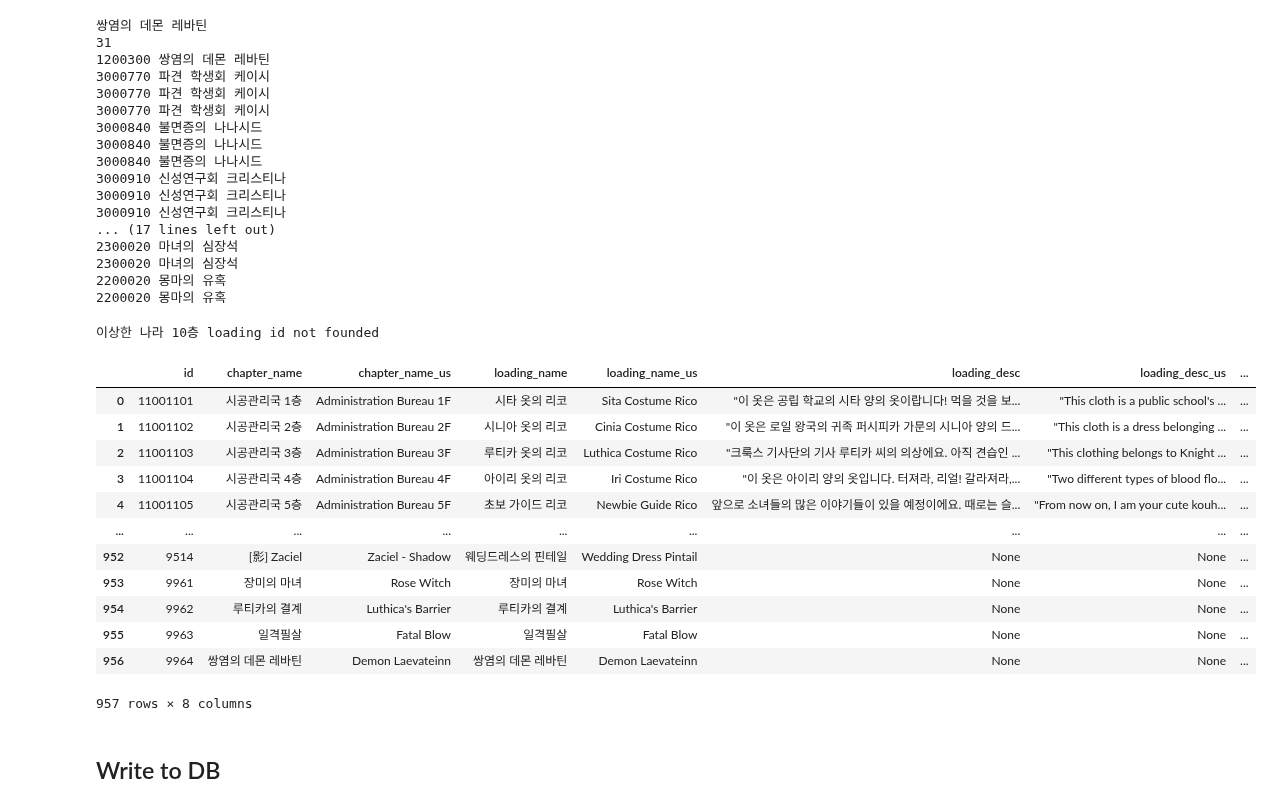
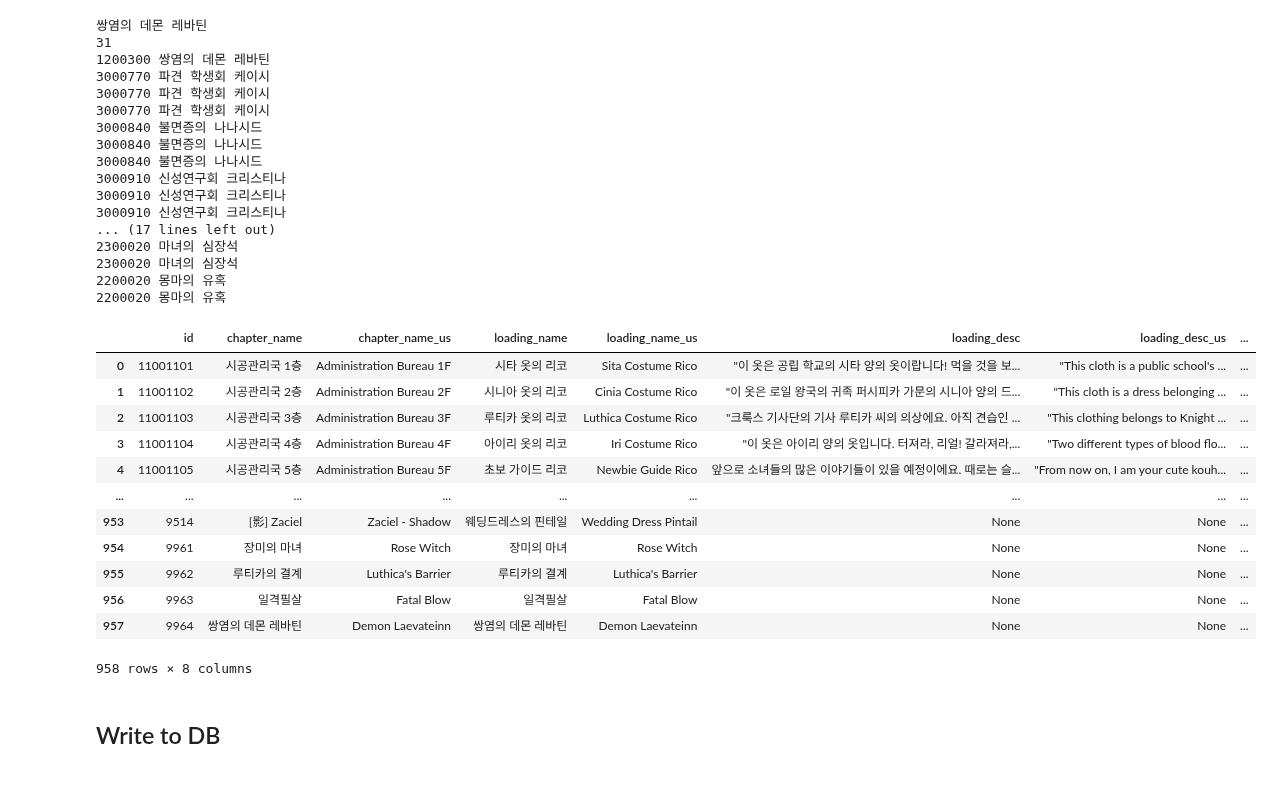
Before and after one commit to ryj0902/kanadb, a Jupyter notebook: dbupdater.ipynb, the cells around one changed output. Cells and saved outputs as stored; diff of their text form; code cells hidden in the pictures.

```diff
--- a/dbupdater.ipynb
+++ b/dbupdater.ipynb
@@ -810,33 +823,32 @@ for card in setup_card:
 # %%
 npc_list = list()
 
 for chapter in [t_chapter, s_chapter, e_chapter, b_chapter]:
     for row in chapter.itertuples(index=True, name="Pandas"):
         temp = get_pve_data(row)
         npc_list.append(temp)
 
 # PVP
 for row in p_chapter.itertuples(index=True, name="Pandas"):
-    temp = get_pvp_data(temp)
+    temp = get_pvp_data(row)
     npc_list.append(temp)
 
 df_npc = pd.DataFrame(npc_list)
 df_npc
 # %% [output]
+|  | id | chapter_name | chapter_name_us | loading_name | loading_name_us | loading_desc | loading_desc_us | ... |
+| 0 | 11001101 | 시공관리국 1층 | Administration Bureau 1F | 시타 옷의 리코 | Sita Costume Rico | "이 옷은 공립 학교의 시타 양의 옷이랍니다! 먹을 것을 보... | "This cloth is a public school's ... | ... |
+| 1 | 11001102 | 시공관리국 2층 | Administration Bureau 2F | 시니아 옷의 리코 | Cinia Costume Rico | "이 옷은 로일 왕국의 귀족 퍼시피카 가문의 시니아 양의 드... | "This cloth is a dress belonging ... | ... |
+| 2 | 11001103 | 시공관리국 3층 | Administration Bureau 3F | 루티카 옷의 리코 | Luthica Costume Rico | "크룩스 기사단의 기사 루티카 씨의 의상에요. 아직 견습인 ... | "This clothing belongs to Knight ... | ... |
+| 3 | 11001104 | 시공관리국 4층 | Administration Bureau 4F | 아이리 옷의 리코 | Iri Costume Rico | "이 옷은 아이리 양의 옷입니다. 터져라, 리얼! 갈라져라,... | "Two different types of blood flo... | ... |
+| 4 | 11001105 | 시공관리국 5층 | Administration Bureau 5F | 초보 가이드 리코 | Newbie Guide Rico | 앞으로 소녀들의 많은 이야기들이 있을 예정이에요. 때로는 슬... | "From now on, I am your cute kouh... | ... |
+| ... | ... | ... | ... | ... | ... | ... | ... | ... |
+| 953 | 9514 | [影] Zaciel | Zaciel - Shadow | 웨딩드레스의 핀테일 | Wedding Dress Pintail | None | None | ... |
+| 954 | 9961 | 장미의 마녀 | Rose Witch | 장미의 마녀 | Rose Witch | None | None | ... |
+| 955 | 9962 | 루티카의 결계 | Luthica's Barrier | 루티카의 결계 | Luthica's Barrier | None | None | ... |
+| 956 | 9963 | 일격필살 | Fatal Blow | 일격필살 | Fatal Blow | None | None | ... |
+| 957 | 9964 | 쌍염의 데몬 레바틴 | Demon Laevateinn | 쌍염의 데몬 레바틴 | Demon Laevateinn | None | None | ... |
-이상한 나라 10층 loading id not founded
+958 rows × 8 columns
-|  | id | chapter_name | chapter_name_us | loading_name | loading_name_us | loading_desc | loading_desc_us | ... |
-| 0 | 11001101 | 시공관리국 1층 | Administration Bureau 1F | 시타 옷의 리코 | Sita Costume Rico | "이 옷은 공립 학교의 시타 양의 옷이랍니다! 먹을 것을 보... | "This cloth is a public school's ... | ... |
-| 1 | 11001102 | 시공관리국 2층 | Administration Bureau 2F | 시니아 옷의 리코 | Cinia Costume Rico | "이 옷은 로일 왕국의 귀족 퍼시피카 가문의 시니아 양의 드... | "This cloth is a dress belonging ... | ... |
-| 2 | 11001103 | 시공관리국 3층 | Administration Bureau 3F | 루티카 옷의 리코 | Luthica Costume Rico | "크룩스 기사단의 기사 루티카 씨의 의상에요. 아직 견습인 ... | "This clothing belongs to Knight ... | ... |
-| 3 | 11001104 | 시공관리국 4층 | Administration Bureau 4F | 아이리 옷의 리코 | Iri Costume Rico | "이 옷은 아이리 양의 옷입니다. 터져라, 리얼! 갈라져라,... | "Two different types of blood flo... | ... |
-| 4 | 11001105 | 시공관리국 5층 | Administration Bureau 5F | 초보 가이드 리코 | Newbie Guide Rico | 앞으로 소녀들의 많은 이야기들이 있을 예정이에요. 때로는 슬... | "From now on, I am your cute kouh... | ... |
-| ... | ... | ... | ... | ... | ... | ... | ... | ... |
-| 952 | 9514 | [影] Zaciel | Zaciel - Shadow | 웨딩드레스의 핀테일 | Wedding Dress Pintail | None | None | ... |
-| 953 | 9961 | 장미의 마녀 | Rose Witch | 장미의 마녀 | Rose Witch | None | None | ... |
-| 954 | 9962 | 루티카의 결계 | Luthica's Barrier | 루티카의 결계 | Luthica's Barrier | None | None | ... |
-| 955 | 9963 | 일격필살 | Fatal Blow | 일격필살 | Fatal Blow | None | None | ... |
-| 956 | 9964 | 쌍염의 데몬 레바틴 | Demon Laevateinn | 쌍염의 데몬 레바틴 | Demon Laevateinn | None | None | ... |
-957 rows × 8 columns
 # %% [markdown]
 ## Write to DB
 # %%
```
Also changed, not shown: parts of 14 cells of this notebook, 4 other files.
